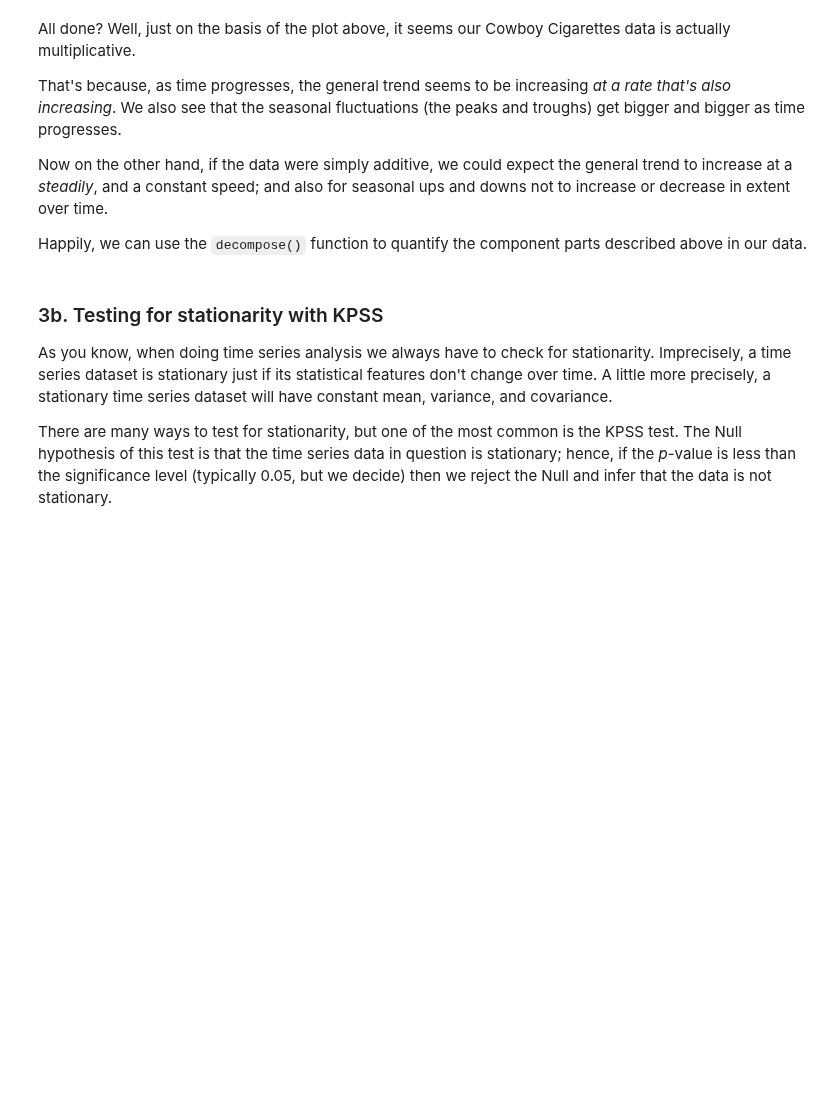
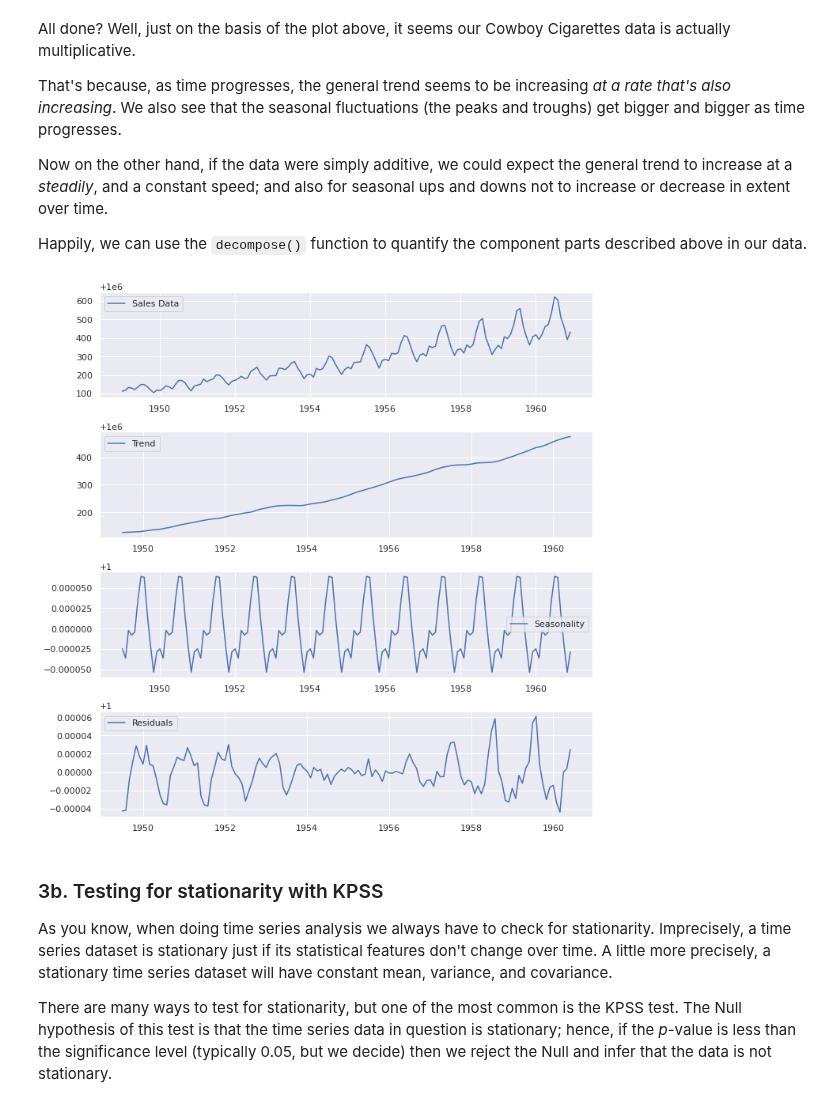
Before and after one commit to Dylan-C-Neal/Springboard-Data-Science-Career-Track, a Jupyter notebook: Cowboys&CigrettesCaseStudy/Cowboy Cigarettes Case Study - Tier 3.ipynb, the cells around one changed output. Drawn from its saved outputs; the diff is of its cells as text; code cells hidden in the pictures; blank space fills up the shorter version.

```diff
--- a/Cowboys&CigrettesCaseStudy/Cowboy Cigarettes Case Study - Tier 3.ipynb
+++ b/Cowboys&CigrettesCaseStudy/Cowboy Cigarettes Case Study - Tier 3.ipynb
@@ -235,3 +219,29 @@ _ _ _
+# %%
+# Decompose time-series
+decomposition = sm.tsa.seasonal_decompose(y, model='multiplicative')
+
+# Extract parameters
+trend = decomposition.trend
+seasonality = decomposition.seasonal
+res = decomposition.resid
+
+# Plot the original data, the trend, the seasonality, and the residuals
+_ = plt.figure(figsize=(10,10))
+_ = plt.subplot(411)
+_ = plt.plot(y, label = 'Sales Data')
+_ = plt.legend(loc = 'best')
+_ = plt.subplot(412)
+_ = plt.plot(trend, label = 'Trend')
+_ = plt.legend(loc = 'best')
+_ = plt.subplot(413)
+_ = plt.plot(seasonality, label = 'Seasonality')
+_ = plt.legend(loc = 'best')
+_ = plt.subplot(414)
+_ = plt.plot(res, label = 'Residuals')
+_ = plt.legend(loc = 'best')
+_ = plt.tight_layout()
+# %% [output]
+[figure, added]
 # %% [markdown]
 ### 3b. Testing for stationarity with KPSS
 As you know, when doing time series analysis we always have to check for stationarity. Imprecisely, a time series dataset is stationary just if its statistical features don't change over time. A little more precisely, a stationary time series dataset will have constant mean, variance, and covariance.
```
Also changed, not shown: parts of 4 cells of this notebook.
